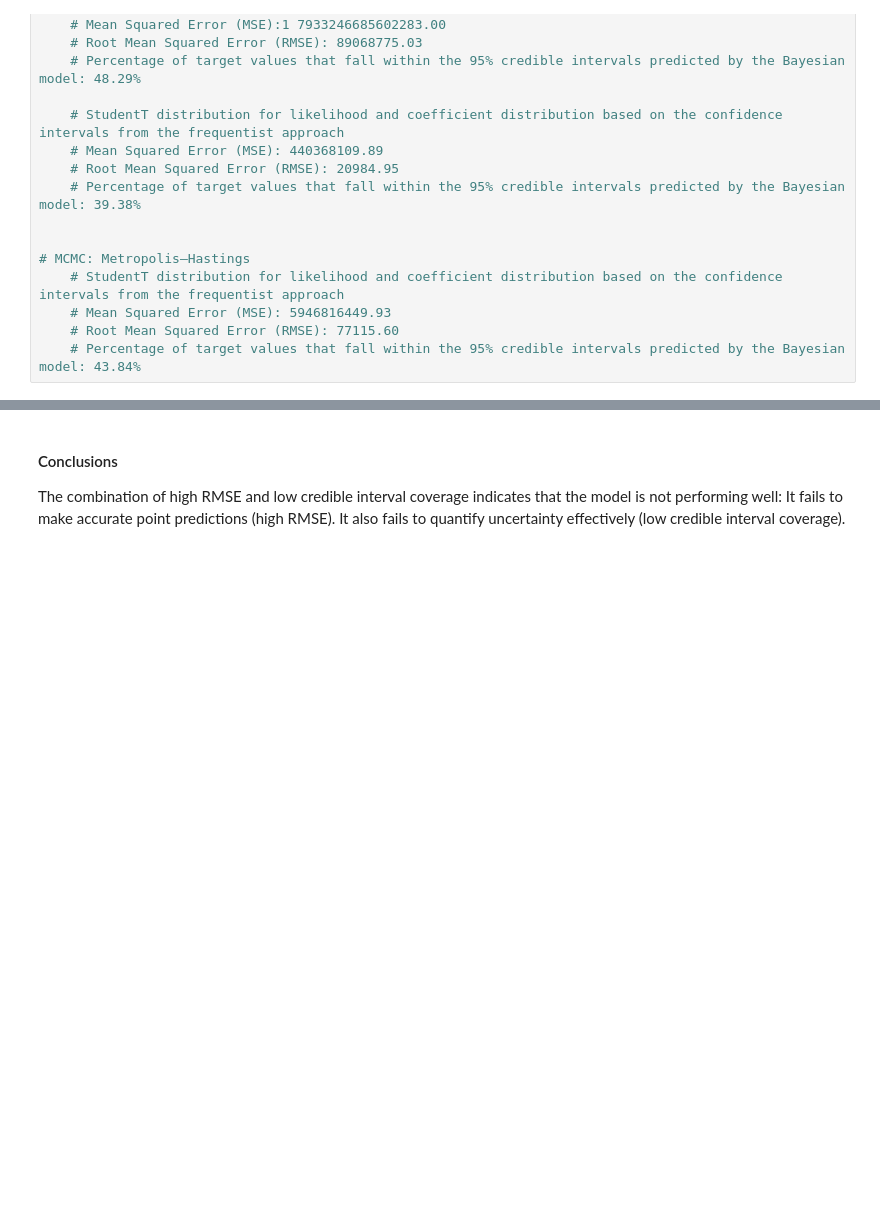
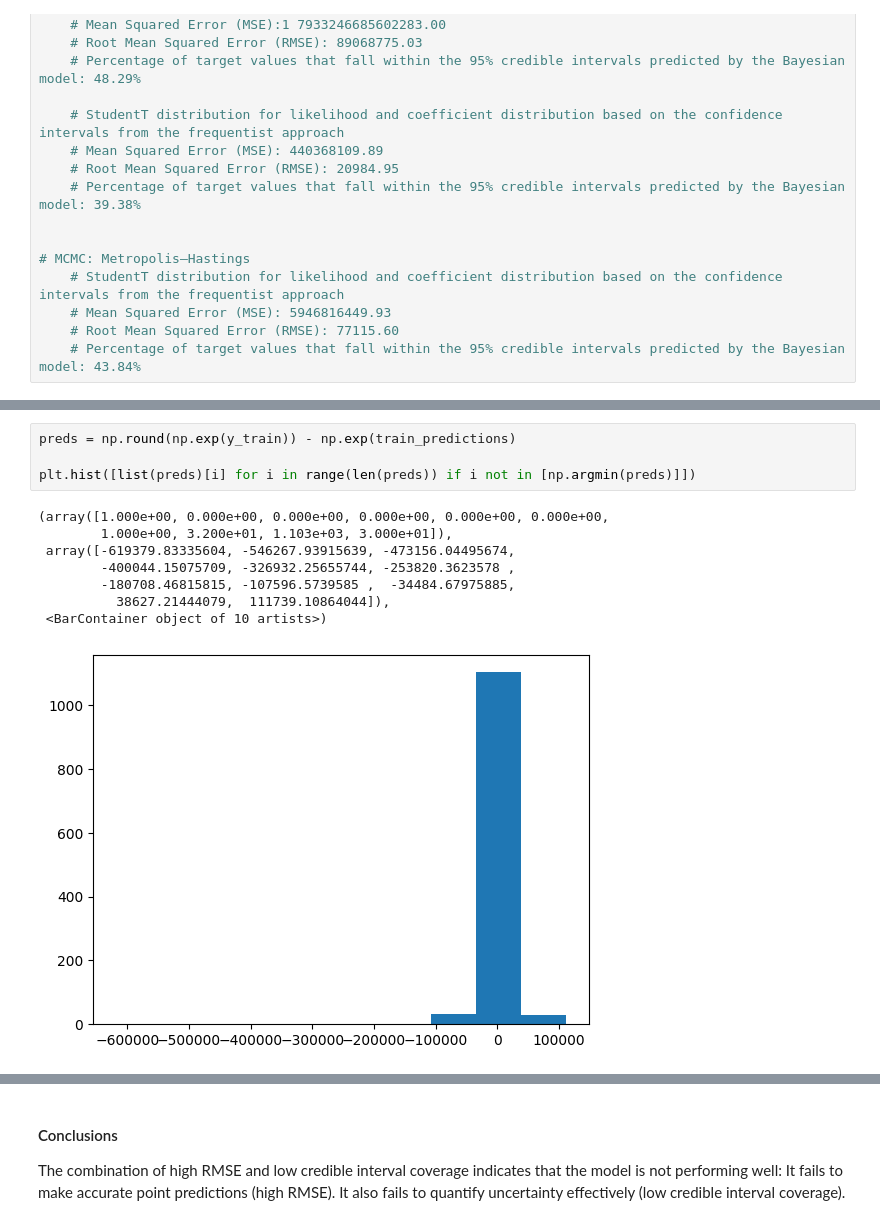
Before and after one commit to samyounes003/statisticsproject, a Jupyter notebook: bayesianInference.ipynb, the cells around one changed output, grey strips where cells are left out. Cells and saved outputs as stored; diff of their text form; blank space fills up the shorter version.

```diff
--- a/bayesianInference.ipynb
+++ b/bayesianInference.ipynb
@@ -371,0 +412,13 @@ plt.show()
+# %%
+preds = np.round(np.exp(y_train)) - np.exp(train_predictions)
+
+plt.hist([list(preds)[i] for i in range(len(preds)) if i not in [np.argmin(preds)]])
+# %% [output]
+(array([1.000e+00, 0.000e+00, 0.000e+00, 0.000e+00, 0.000e+00, 0.000e+00,
+        1.000e+00, 3.200e+01, 1.103e+03, 3.000e+01]),
+ array([-619379.83335604, -546267.93915639, -473156.04495674,
+        -400044.15075709, -326932.25655744, -253820.3623578 ,
+        -180708.46815815, -107596.5739585 ,  -34484.67975885,
+          38627.21444079,  111739.10864044]),
+ <BarContainer object of 10 artists>)
+[figure, added]
```
Also changed, not shown: parts of 12 cells of this notebook, 2 other files.
